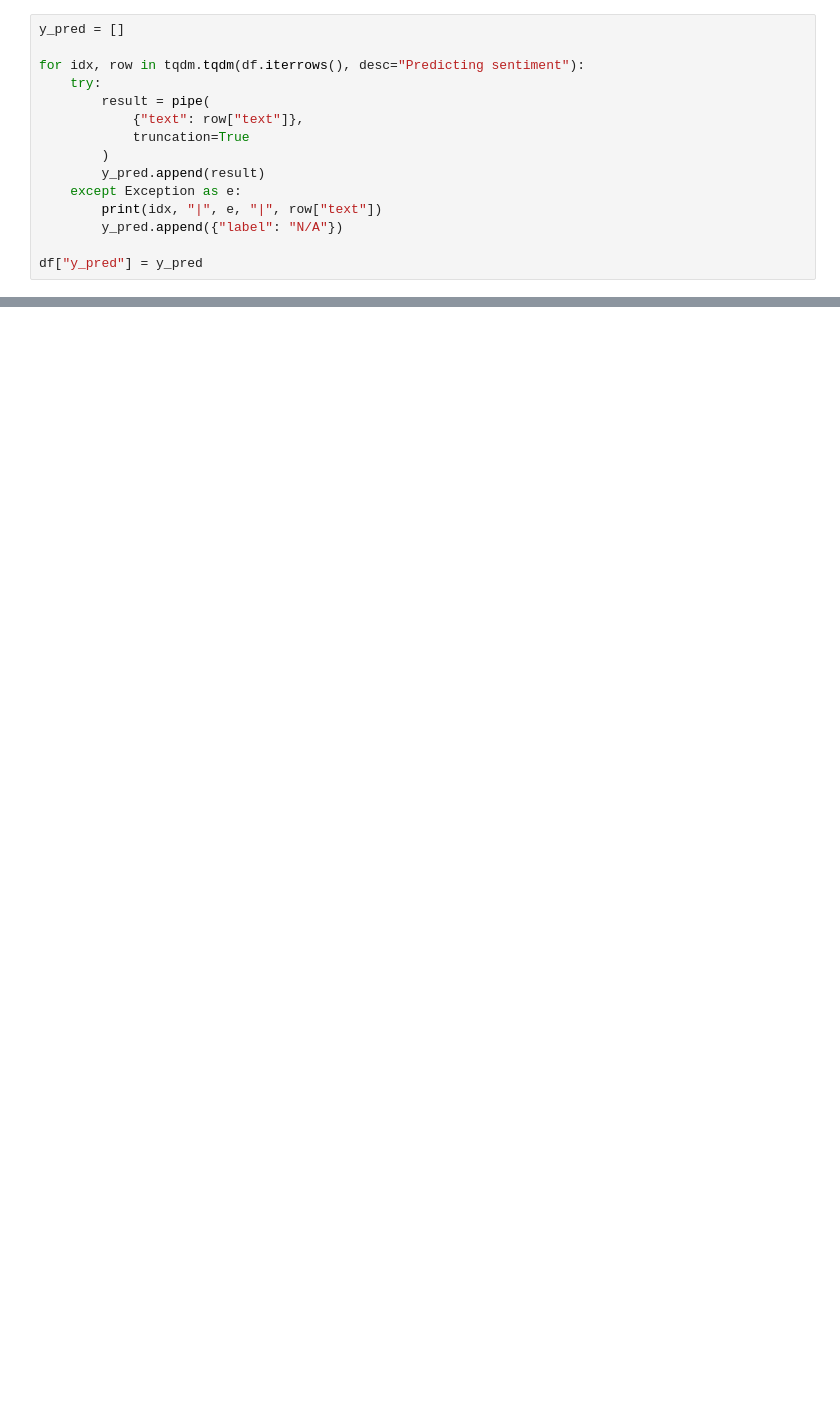
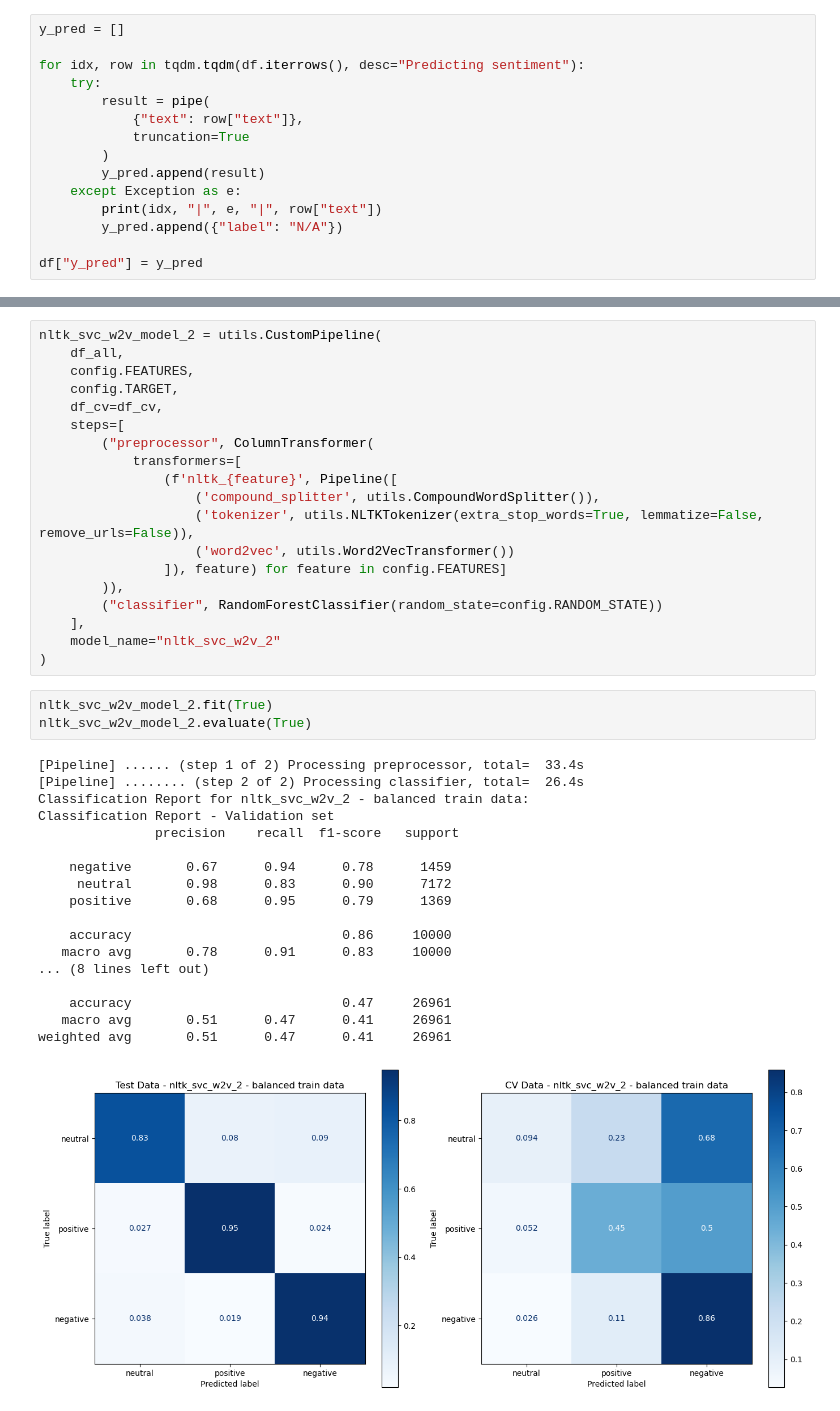
Before and after one commit to NiklasSeitherDHBW/NLP-CrowdFlow, a Jupyter notebook: src/finbert.ipynb, the cells around one changed output, grey strips where cells are left out. Drawn from its saved outputs; the diff is of its cells as text; blank space fills up the shorter version.

```diff
--- a/src/finbert.ipynb
+++ b/src/finbert.ipynb
@@ -41,0 +198,41 @@ disp.plot(cmap=plt.cm.Blues)
+# %%
+nltk_svc_w2v_model_2 = utils.CustomPipeline(
+    df_all,
+    config.FEATURES,
+    config.TARGET,
+    df_cv=df_cv,
+    steps=[
+        ("preprocessor", ColumnTransformer(
+            transformers=[
+                (f'nltk_{feature}', Pipeline([
+                    ('compound_splitter', utils.CompoundWordSplitter()),
+                    ('tokenizer', utils.NLTKTokenizer(extra_stop_words=True, lemmatize=False, remove_urls=False)),
+                    ('word2vec', utils.Word2VecTransformer())
+                ]), feature) for feature in config.FEATURES]
+        )),
+        ("classifier", RandomForestClassifier(random_state=config.RANDOM_STATE))
+    ],
+    model_name="nltk_svc_w2v_2"
+)
+# %%
+nltk_svc_w2v_model_2.fit(True)
+nltk_svc_w2v_model_2.evaluate(True)
+# %% [output]
+[Pipeline] ...... (step 1 of 2) Processing preprocessor, total=  33.4s
+[Pipeline] ........ (step 2 of 2) Processing classifier, total=  26.4s
+Classification Report for nltk_svc_w2v_2 - balanced train data:
+Classification Report - Validation set
+               precision    recall  f1-score   support
+
+    negative       0.67      0.94      0.78      1459
+     neutral       0.98      0.83      0.90      7172
+    positive       0.68      0.95      0.79      1369
+
+    accuracy                           0.86     10000
+   macro avg       0.78      0.91      0.83     10000
+... (8 lines left out)
+
+    accuracy                           0.47     26961
+   macro avg       0.51      0.47      0.41     26961
+weighted avg       0.51      0.47      0.41     26961
+[figure, added]
```
Also changed, not shown: parts of 18 cells of this notebook.
